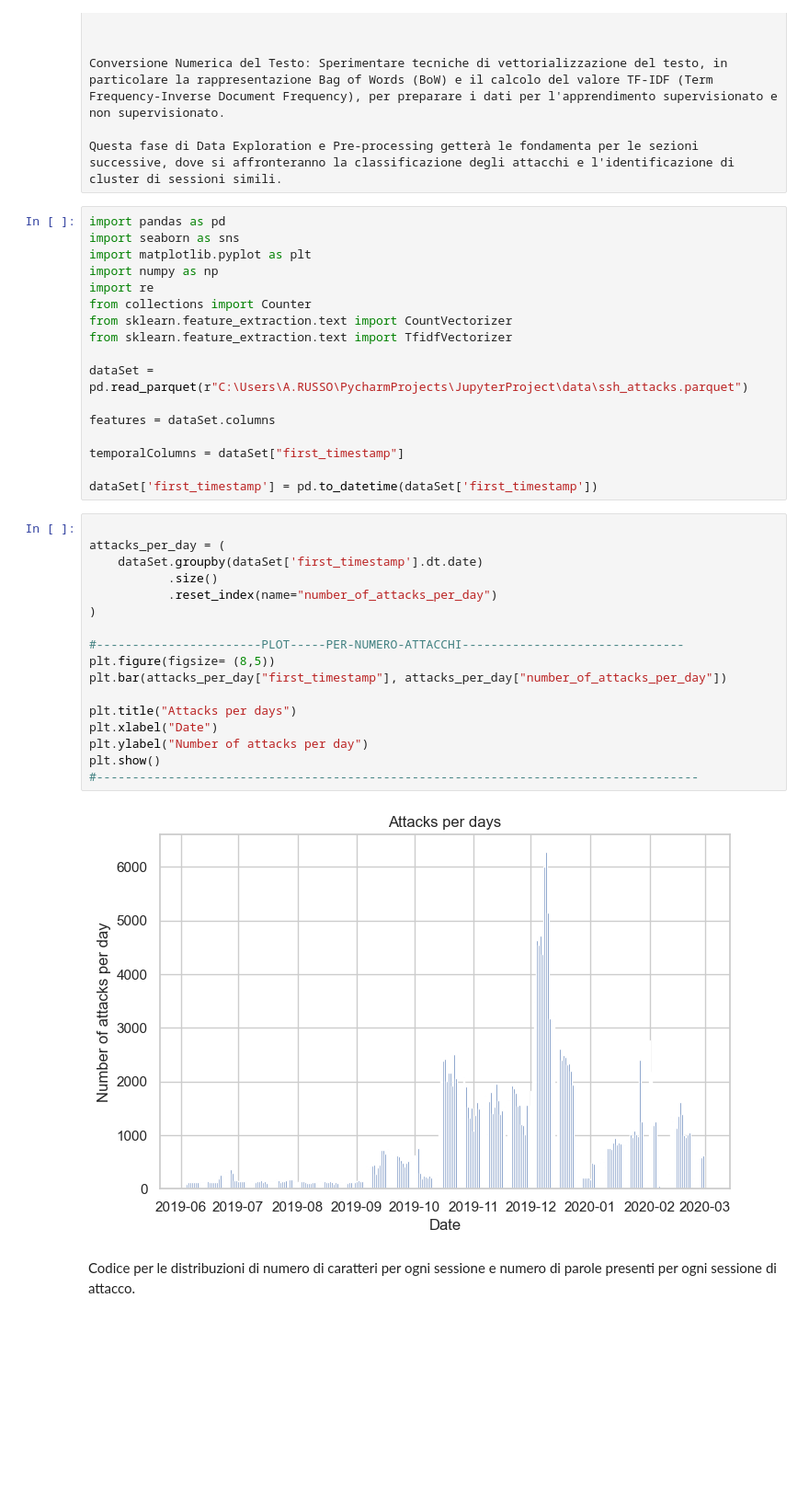
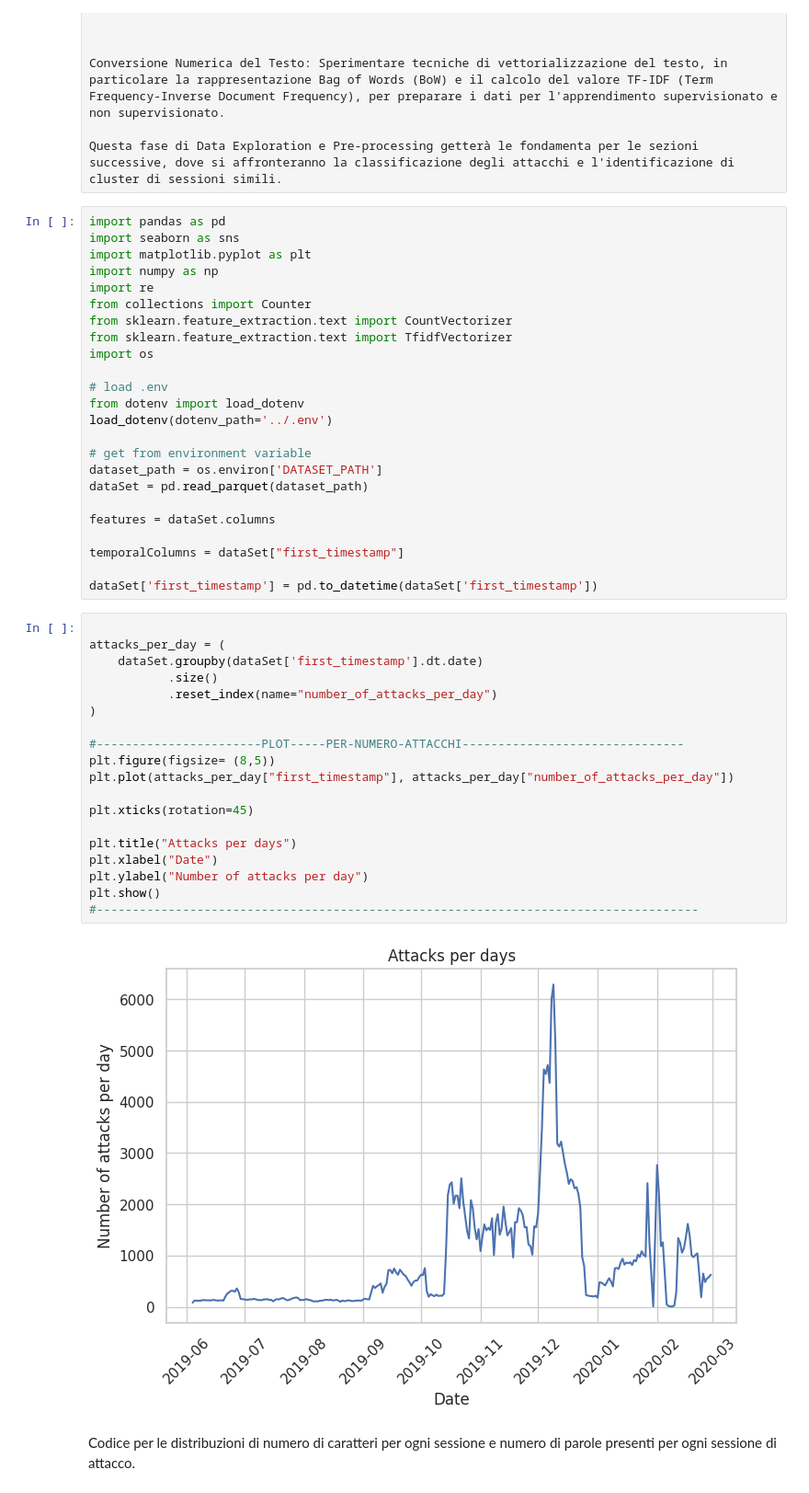
Before and after one commit to andreaRusso04/MachineLearningProject, a Jupyter notebook: notebooks/exploratoryDataAnalysis.ipynb, the cells around one changed output. Shown at 92% size. Cells and saved outputs as stored; diff of their text form; blank space fills up the shorter version.

```diff
--- a/notebooks/exploratoryDataAnalysis.ipynb
+++ b/notebooks/exploratoryDataAnalysis.ipynb
@@ -36,8 +36,15 @@ import re
 from collections import Counter
 from sklearn.feature_extraction.text import CountVectorizer
 from sklearn.feature_extraction.text import TfidfVectorizer
+import os
 
-dataSet = pd.read_parquet(r"C:\Users\A.RUSSO\PycharmProjects\JupyterProject\data\ssh_attacks.parquet")
+# load .env
+from dotenv import load_dotenv
+load_dotenv(dotenv_path='../.env')
+
+# get from environment variable
+dataset_path = os.environ['DATASET_PATH']
+dataSet = pd.read_parquet(dataset_path)
 
 features = dataSet.columns
 
@@ -47,21 +54,23 @@ dataSet['first_timestamp'] = pd.to_datetime(dataSet['first_timestamp'])
 # %%
 
 attacks_per_day = (
     dataSet.groupby(dataSet['first_timestamp'].dt.date)
            .size()
            .reset_index(name="number_of_attacks_per_day")
 )
 
 #-----------------------PLOT-----PER-NUMERO-ATTACCHI-------------------------------
 plt.figure(figsize= (8,5))
-plt.bar(attacks_per_day["first_timestamp"], attacks_per_day["number_of_attacks_per_day"])
+plt.plot(attacks_per_day["first_timestamp"], attacks_per_day["number_of_attacks_per_day"])
+
+plt.xticks(rotation=45)
 
 plt.title("Attacks per days")
 plt.xlabel("Date")
 plt.ylabel("Number of attacks per day")
 plt.show()
 #------------------------------------------------------------------------------------
 # %% [output]
-[figure, old version]
+[figure, new version]
 # %% [markdown]
 Codice per le distribuzioni di numero di caratteri per ogni sessione e numero di parole presenti per ogni sessione di attacco.
```
Also changed, not shown: parts of 7 cells of this notebook, 2 other files.
